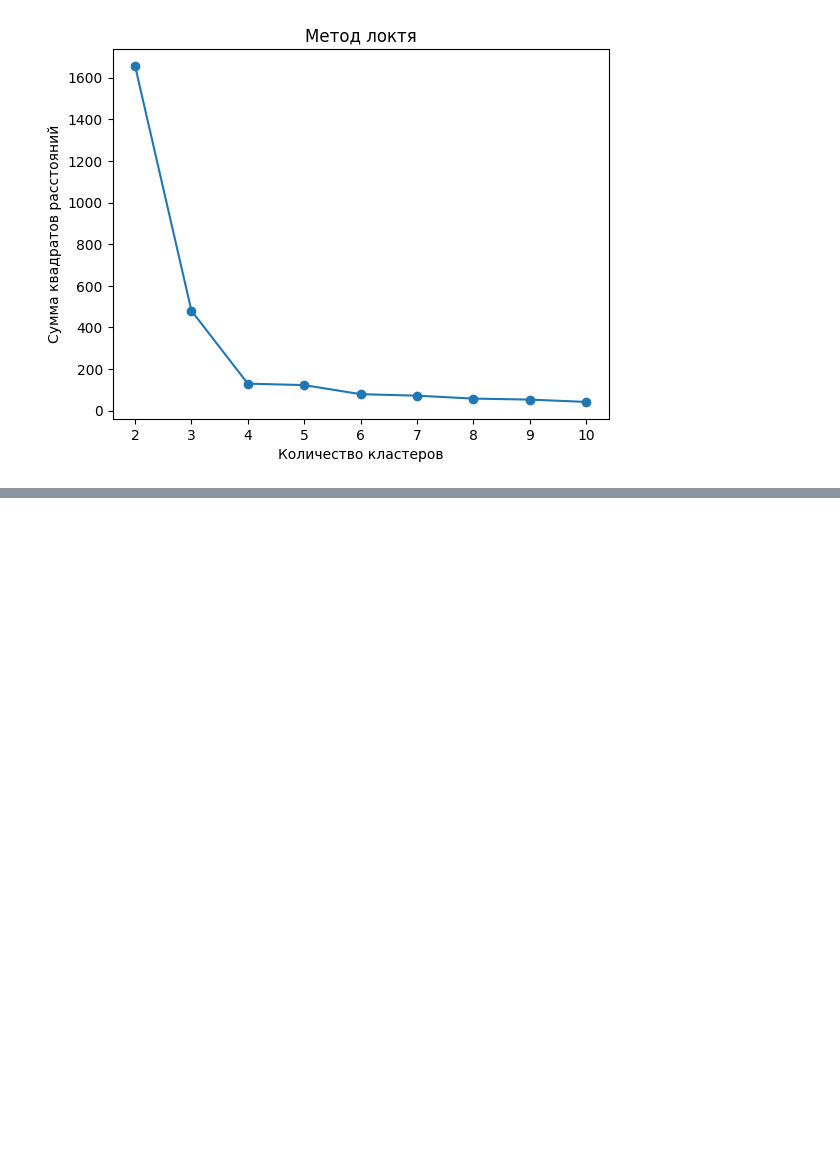
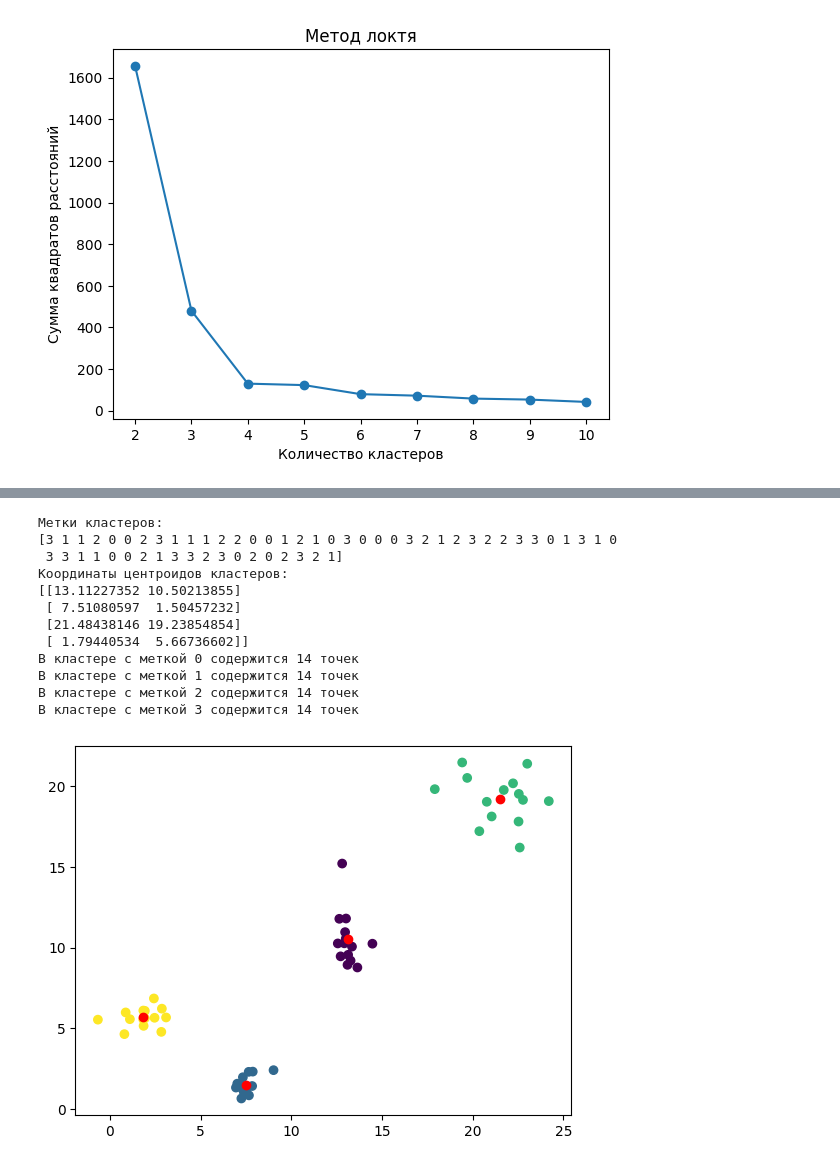
Before and after one commit to Dev-Atom42/MachineLearning-Calobaratory, a Jupyter notebook: itsisi/lab1.ipynb, the cells around one changed output, grey strips where cells are left out. Saved outputs shown, nothing was run; the diff lists cells and outputs as text; code cells hidden in the pictures; blank space fills up the shorter version.

```diff
--- a/itsisi/lab1.ipynb
+++ b/itsisi/lab1.ipynb
@@ -117,0 +118,33 @@ plt.show()
+# %%
+#резких скачков 4
+kmeans = KMeans( n_clusters = 4, random_state = 42 )
+# Производим кластеризацию данных
+kmeans.fit( data )
+# метки кластеров для каждого объекта
+labels = kmeans.labels_
+# координаты центроидов
+centroids = kmeans.cluster_centers_
+print("Метки кластеров:")
+print(labels)
+print("Координаты центроидов кластеров:")
+print(centroids)
+labelNum = np.unique(labels)
+for v in labelNum:
+ print(f"В кластере с меткой {v} содержится {np.sum(labels == v)} точек" )
+plt.scatter(data[:,0], data[:,1], c = labels )
+plt.scatter(centroids[:,0], centroids[:,1], c = "r")
+plt.show()
+# %% [output]
+Метки кластеров:
+[3 1 1 2 0 0 2 3 1 1 1 2 2 0 0 1 2 1 0 3 0 0 0 3 2 1 2 3 2 2 3 3 0 1 3 1 0
+ 3 3 1 1 0 0 2 1 3 3 2 3 0 2 0 2 3 2 1]
+Координаты центроидов кластеров:
+[[13.11227352 10.50213855]
+ [ 7.51080597  1.50457232]
+ [21.48438146 19.23854854]
+ [ 1.79440534  5.66736602]]
+В кластере с меткой 0 содержится 14 точек
+В кластере с меткой 1 содержится 14 точек
+В кластере с меткой 2 содержится 14 точек
+В кластере с меткой 3 содержится 14 точек
+[figure, added]
```
Also changed, not shown: parts of 3 cells of this notebook.
